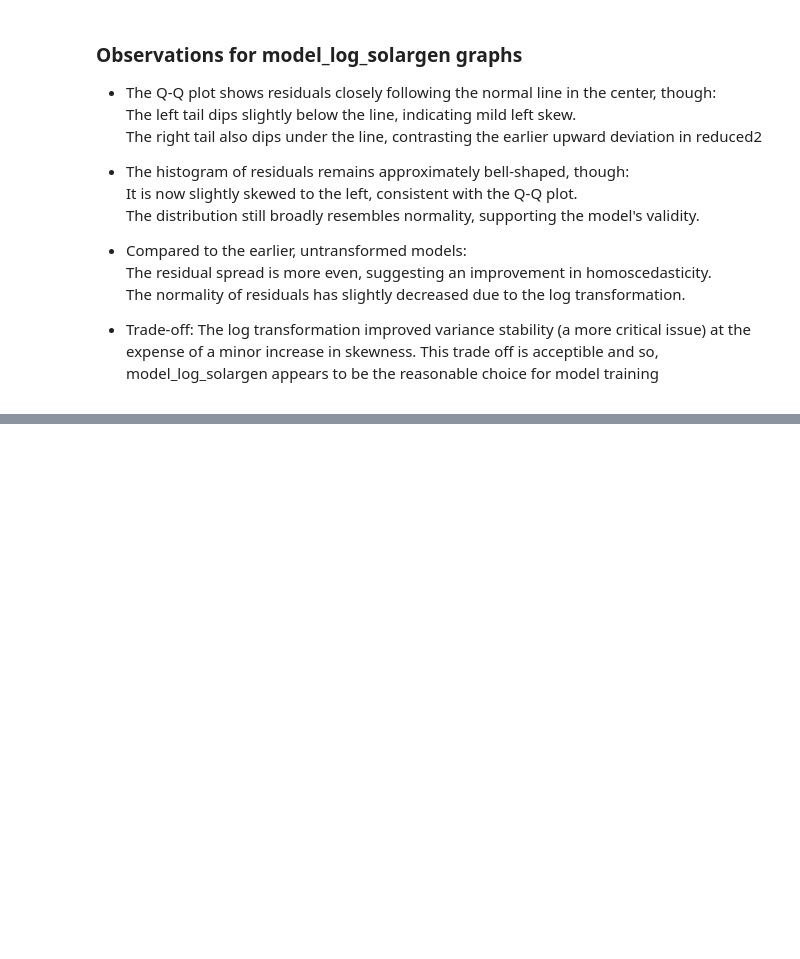
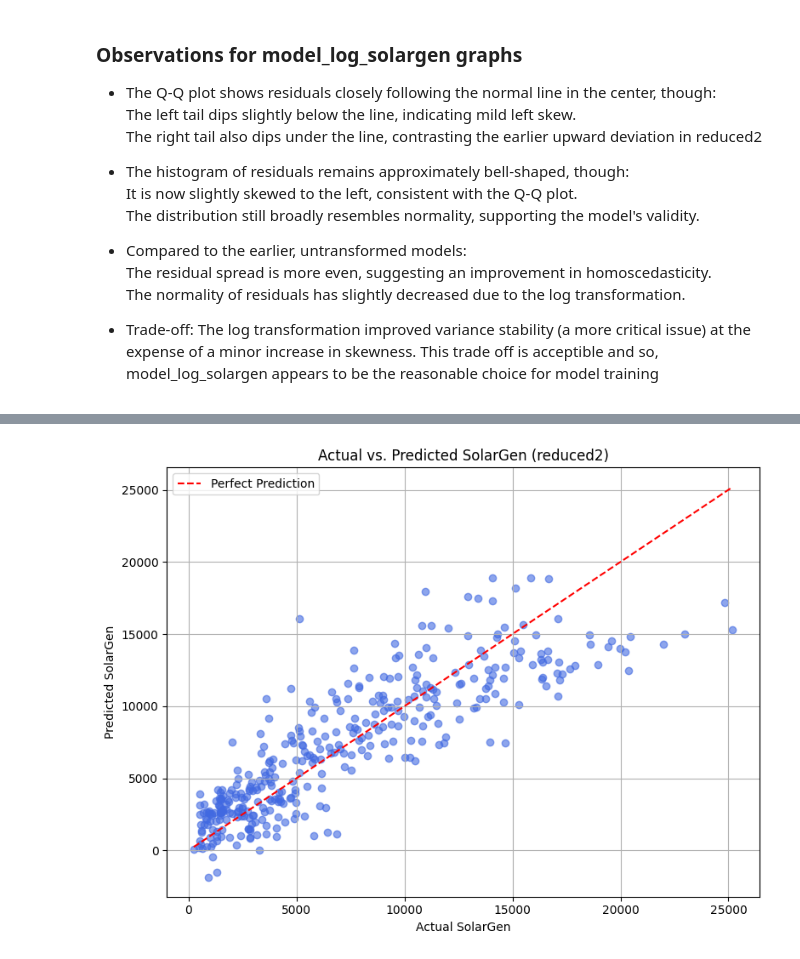
Before and after one commit to MatthieuGlemarec/SolarCast, a Jupyter notebook: Notebooks/02_Exploratory_Data_Analysis.ipynb, the cells around one changed output, grey strips where cells are left out. Saved outputs shown, nothing was run; the diff lists cells and outputs as text; code cells hidden in the pictures; blank space fills up the shorter version.

```diff
--- a/Notebooks/02_Exploratory_Data_Analysis.ipynb
+++ b/Notebooks/02_Exploratory_Data_Analysis.ipynb
@@ -569,0 +747,17 @@ This trade off is acceptible and so, model_log_solargen appears to be the reason
+# %%
+# Scatter plot
+plt.figure(figsize=(8, 6))
+plt.scatter(actual_solargen, predicted_reduced2, alpha=0.6, color='royalblue')
+plt.plot([actual_solargen.min(), actual_solargen.max()],
+         [actual_solargen.min(), actual_solargen.max()],
+         color='red', linestyle='--', label='Perfect Prediction')
+
+plt.xlabel('Actual SolarGen')
+plt.ylabel('Predicted SolarGen')
+plt.title('Actual vs. Predicted SolarGen (reduced2)')
+plt.legend()
+plt.grid(True)
+plt.tight_layout()
+plt.show()
+# %% [output]
+[figure, added]
```
Also changed, not shown: parts of 16 cells of this notebook, 2 other files.
